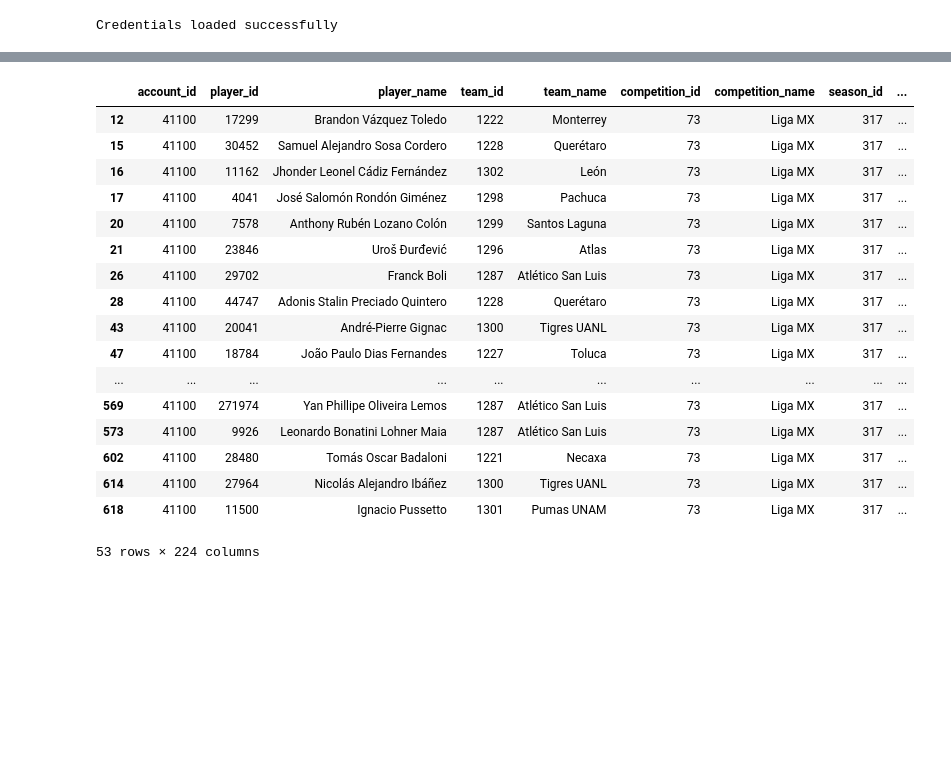
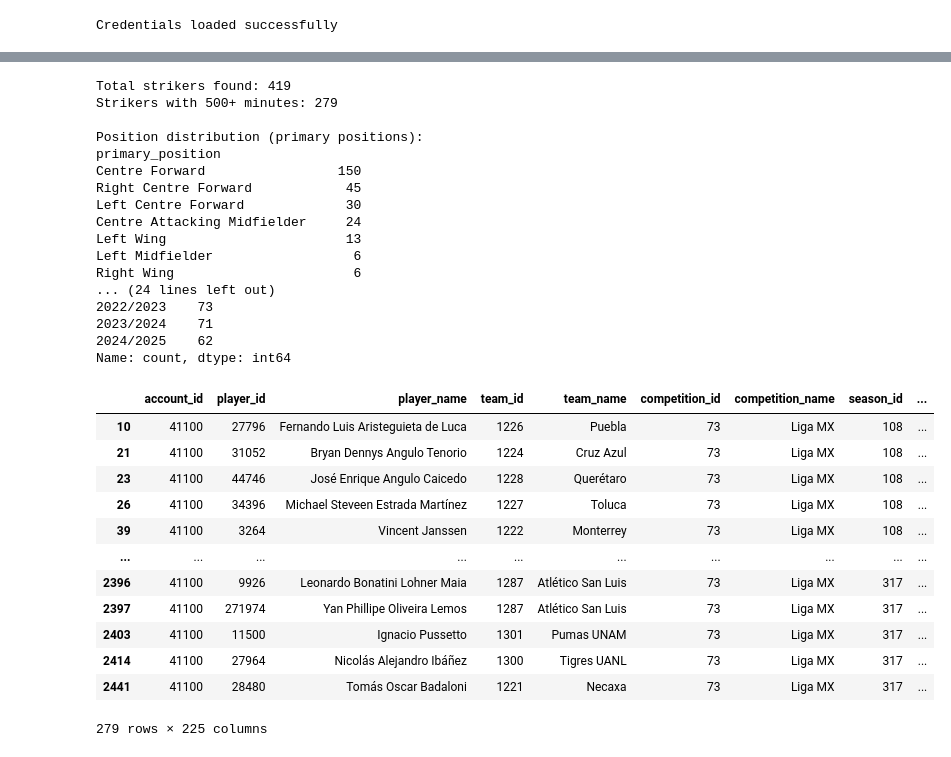
Before and after one commit to Eugenia148/ISAC2025, a Jupyter notebook: notebooks/striker_pca_clustering.ipynb, the cells around one changed output, grey strips where cells are left out. Cells and saved outputs as stored; diff of their text form; code cells hidden in the pictures; blank space fills up the shorter version.

```diff
--- a/notebooks/striker_pca_clustering.ipynb
+++ b/notebooks/striker_pca_clustering.ipynb
@@ -25,34 +67,65 @@ print(season_stats.columns.tolist())
 # %%
 striker_filter = (
-    (season_stats['primary_position'] == 'Centre Forward') |
-    (season_stats['secondary_position'] == 'Centre Forward')
+    (combined_season_stats['primary_position'] == 'Centre Forward') |
+    (combined_season_stats['secondary_position'] == 'Centre Forward') |
+    (combined_season_stats['primary_position'] == 'Left Centre Forward') |
+    (combined_season_stats['secondary_position'] == 'Left Centre Forward') |
+    (combined_season_stats['primary_position'] == 'Right Centre Forward') |
+    (combined_season_stats['secondary_position'] == 'Right Centre Forward')
 )
 
-striker_stats = season_stats[striker_filter].copy()
+striker_stats = combined_season_stats[striker_filter].copy()
 
 # 1️⃣  Filter by minutes
 striker_stats_filtered = striker_stats[striker_stats["player_season_minutes"] >= 500].copy()
 
+print(f"Total strikers found: {len(striker_stats)}")
+print(f"Strikers with 500+ minutes: {len(striker_stats_filtered)}")
+
+# Show position distribution
+print(f"\nPosition distribution (primary positions):")
+primary_positions = striker_stats_filtered['primary_position'].value_counts()
+print(primary_positions)
+
+print(f"\nPosition distribution (secondary positions):")
+secondary_positions = striker_stats_filtered['secondary_position'].value_counts()
+print(secondary_positions)
+
+print(f"\nStrikers per season:")
+print(striker_stats_filtered['season_name'].value_counts().sort_index())
+
 striker_stats_filtered
 # %% [output]
+Total strikers found: 419
+Strikers with 500+ minutes: 279
+
+Position distribution (primary positions):
+primary_position
+Centre Forward                 150
+Right Centre Forward            45
+Left Centre Forward             30
+Centre Attacking Midfielder     24
+Left Wing                       13
+Left Midfielder                  6
+Right Wing                       6
+... (24 lines left out)
+2022/2023    73
+2023/2024    71
+2024/2025    62
+Name: count, dtype: int64
 |  | account_id | player_id | player_name | team_id | team_name | competition_id | competition_name | season_id | ... |
-| 12 | 41100 | 17299 | Brandon Vázquez Toledo | 1222 | Monterrey | 73 | Liga MX | 317 | ... |
-| 15 | 41100 | 30452 | Samuel Alejandro Sosa Cordero | 1228 | Querétaro | 73 | Liga MX | 317 | ... |
-| 16 | 41100 | 11162 | Jhonder Leonel Cádiz Fernández | 1302 | León | 73 | Liga MX | 317 | ... |
-| 17 | 41100 | 4041 | José Salomón Rondón Giménez | 1298 | Pachuca | 73 | Liga MX | 317 | ... |
-| 20 | 41100 | 7578 | Anthony Rubén Lozano Colón | 1299 | Santos Laguna | 73 | Liga MX | 317 | ... |
-| 21 | 41100 | 23846 | Uroš Đurđević | 1296 | Atlas | 73 | Liga MX | 317 | ... |
-| 26 | 41100 | 29702 | Franck Boli | 1287 | Atlético San Luis | 73 | Liga MX | 317 | ... |
-| 28 | 41100 | 44747 | Adonis Stalin Preciado Quintero | 1228 | Querétaro | 73 | Liga MX | 317 | ... |
-| 43 | 41100 | 20041 | André-Pierre Gignac | 1300 | Tigres UANL | 73 | Liga MX | 317 | ... |
-| 47 | 41100 | 18784 | João Paulo Dias Fernandes | 1227 | Toluca | 73 | Liga MX | 317 | ... |
+| 10 | 41100 | 27796 | Fernando Luis Aristeguieta de Luca | 1226 | Puebla | 73 | Liga MX | 108 | ... |
+| 21 | 41100 | 31052 | Bryan Dennys Angulo Tenorio | 1224 | Cruz Azul | 73 | Liga MX | 108 | ... |
+| 23 | 41100 | 44746 | José Enrique Angulo Caicedo | 1228 | Querétaro | 73 | Liga MX | 108 | ... |
+| 26 | 41100 | 34396 | Michael Steveen Estrada Martínez | 1227 | Toluca | 73 | Liga MX | 108 | ... |
+| 39 | 41100 | 3264 | Vincent Janssen | 1222 | Monterrey | 73 | Liga MX | 108 | ... |
 | ... | ... | ... | ... | ... | ... | ... | ... | ... | ... |
-| 569 | 41100 | 271974 | Yan Phillipe Oliveira Lemos | 1287 | Atlético San Luis | 73 | Liga MX | 317 | ... |
-| 573 | 41100 | 9926 | Leonardo Bonatini Lohner Maia | 1287 | Atlético San Luis | 73 | Liga MX | 317 | ... |
-| 602 | 41100 | 28480 | Tomás Oscar Badaloni | 1221 | Necaxa | 73 | Liga MX | 317 | ... |
-| 614 | 41100 | 27964 | Nicolás Alejandro Ibáñez | 1300 | Tigres UANL | 73 | Liga MX | 317 | ... |
-| 618 | 41100 | 11500 | Ignacio Pussetto | 1301 | Pumas UNAM | 73 | Liga MX | 317 | ... |
+| 2396 | 41100 | 9926 | Leonardo Bonatini Lohner Maia | 1287 | Atlético San Luis | 73 | Liga MX | 317 | ... |
+| 2397 | 41100 | 271974 | Yan Phillipe Oliveira Lemos | 1287 | Atlético San Luis | 73 | Liga MX | 317 | ... |
+| 2403 | 41100 | 11500 | Ignacio Pussetto | 1301 | Pumas UNAM | 73 | Liga MX | 317 | ... |
+| 2414 | 41100 | 27964 | Nicolás Alejandro Ibáñez | 1300 | Tigres UANL | 73 | Liga MX | 317 | ... |
+| 2441 | 41100 | 28480 | Tomás Oscar Badaloni | 1221 | Necaxa | 73 | Liga MX | 317 | ... |
-53 rows × 224 columns
+279 rows × 225 columns
 # %%
 from sklearn.preprocessing import StandardScaler
 
```
Also changed, not shown: parts of 13 cells of this notebook.
